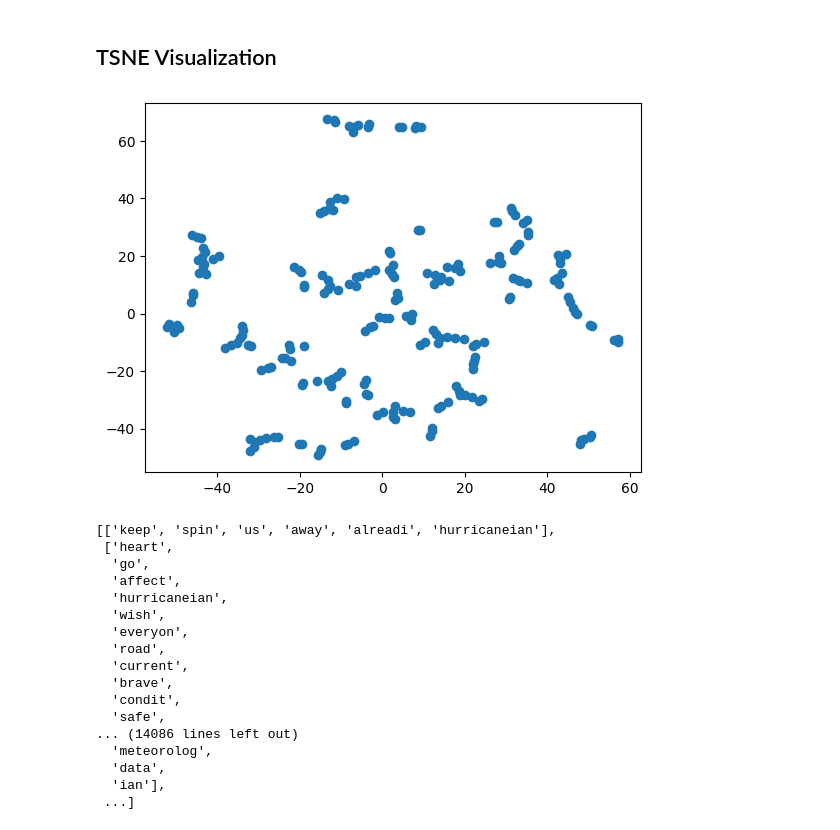
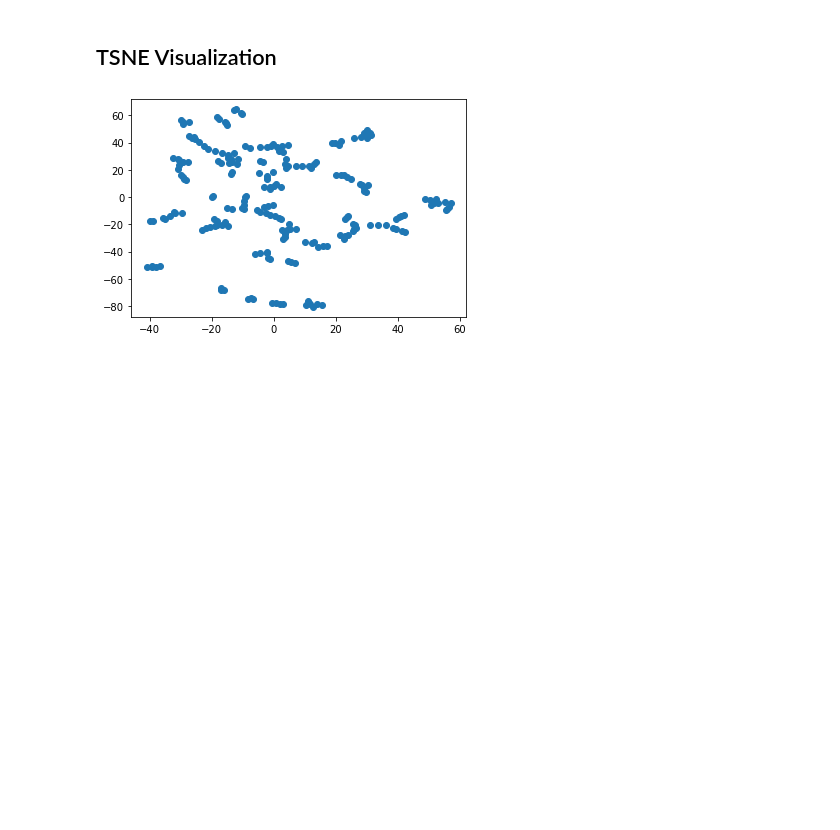
Before and after one commit to nildistefano/IRWA-2022-u172948-u172950-u173483, a Jupyter notebook: Part 2/part_2.ipynb, the cells around one changed output. Saved outputs shown, nothing was run; the diff lists cells and outputs as text; code cells hidden in the pictures; blank space fills up the shorter version.

```diff
--- a/Part 2/part_2.ipynb
+++ b/Part 2/part_2.ipynb
@@ -677,35 +678,17 @@ ReciprocalRank@10: 1.0
 # %%
 from sklearn.manifold import TSNE
 from gensim.models.word2vec import Word2Vec
 import matplotlib.pyplot as plt
 import ast
 
 
 tweets = []
 for tweet in data.iterrows():
     tweets.append(ast.literal_eval(tweet[1]['Clean_text']))
 model = Word2Vec(tweets, workers=4, min_count=50, window=10, sample=1e-3)
 vectors = model.wv[model.wv.key_to_index]
 plot = TSNE(n_components=2, learning_rate='auto', init='random', perplexity=3).fit_transform(vectors)
 plt.scatter(plot[:,0], plot[:,1])
 plt.show()
-tweets
 # %% [output]
-[figure, old version]
+[figure, new version]
-[['keep', 'spin', 'us', 'away', 'alreadi', 'hurricaneian'],
- ['heart',
-  'go',
-  'affect',
-  'hurricaneian',
-  'wish',
-  'everyon',
-  'road',
-  'current',
-  'brave',
-  'condit',
-  'safe',
-... (14086 lines left out)
-  'meteorolog',
-  'data',
-  'ian'],
- ...]
```
Also changed, not shown: parts of 7 cells of this notebook.
